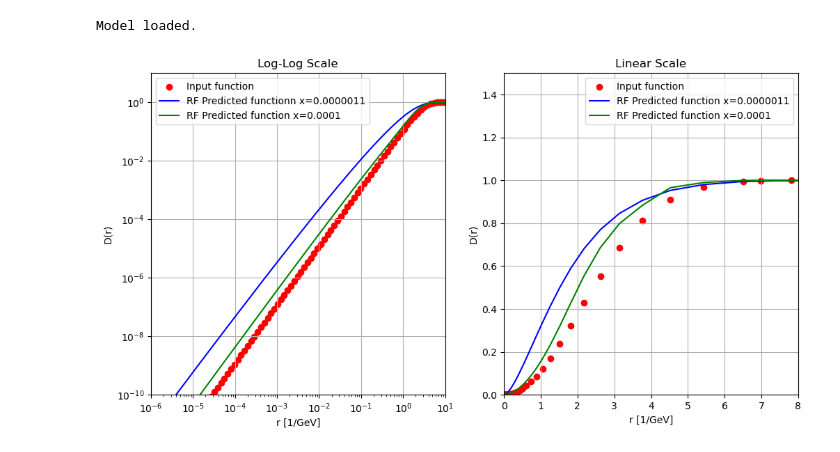
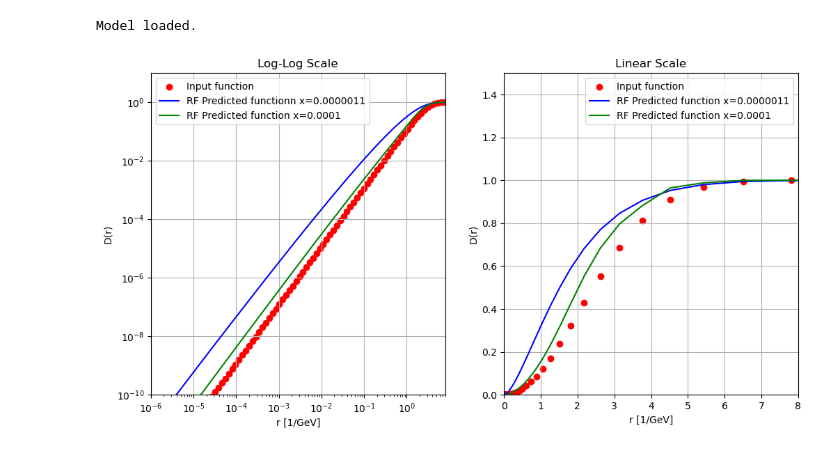
Before and after one commit to schenke/fast-rcBK, a Jupyter notebook: fast-rcBK.ipynb, the cells around one changed output. Saved outputs shown, nothing was run; the diff lists cells and outputs as text; code cells hidden in the pictures.

```diff
--- a/fast-rcBK.ipynb
+++ b/fast-rcBK.ipynb
@@ -31,8 +31,8 @@ r_values = [
     4.52424424e+00, 5.42909308e+00, 6.51491170e+00, 7.81789404e+00,
     9.38147285e+00, 1.12577674e+01, 1.35093209e+01, 1.62111851e+01,
     1.94534221e+01, 2.33441065e+01, 2.80129278e+01, 3.36155134e+01,
-    4.03386161e+01, 4.84063393e+01, 5.80876071e+01, 6.97051286e+00,
-    8.36461543e+00
+    4.03386161e+01, 4.84063393e+01, 5.80876071e+01, 6.97051286e+01,
+    8.36461543e+01
 ]
 
 r = np.array(r_values)
@@ -131,32 +131,32 @@ output_values_2 = predict(IPSat_input, 0.0001, 1000)
 # Plot with log-log scale
 plt.figure(figsize=(12, 6))
 
 # Plot with log-log scale
 plt.subplot(1, 2, 1)
-plt.xlim(0.000001, 10.)
+plt.xlim(0.000001, 8.)
 plt.ylim(1e-10, 10.)
 plt.scatter(r, IPSat_input, color='red', label='Input function')
 plt.plot(r, output_values, color='blue', label='RF Predicted functionn x=0.0000011')
 plt.plot(r, output_values_2, color='green', label='RF Predicted function x=0.0001')
 plt.xscale('log')
 plt.yscale('log')
 plt.xlabel('r [1/GeV]')
 plt.ylabel('D(r)')
 plt.title('Log-Log Scale')
 plt.legend()
 plt.grid(True)
 
 # Plot with linear scale
 plt.subplot(1, 2, 2)
 plt.xlim(0, 8.)
 plt.ylim(0, 1.5)
 plt.scatter(r, IPSat_input, color='red', label='Input function')
 plt.plot(r, output_values, color='blue', label='RF Predicted function x=0.0000011')
 plt.plot(r, output_values_2, color='green', label='RF Predicted function x=0.0001')
 plt.xlabel('r [1/GeV]')
 plt.ylabel('D(r)')
 plt.title('Linear Scale')
 plt.legend()
 plt.grid(True)
 # %% [output]
-[figure, old version]
+[figure, new version]
```
